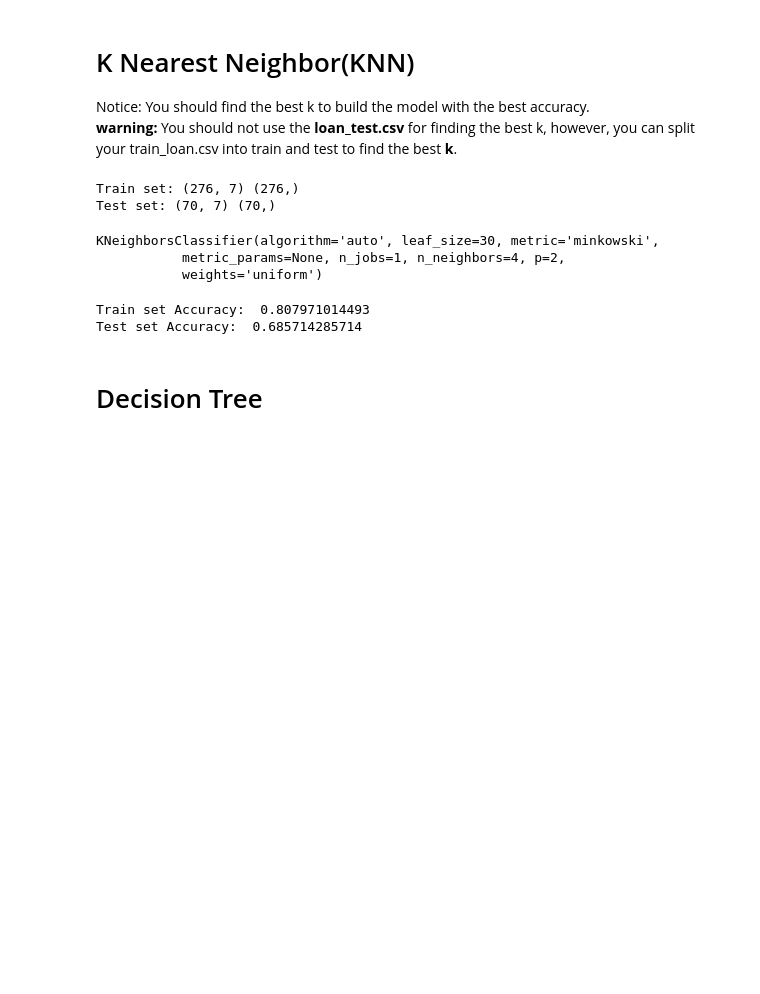
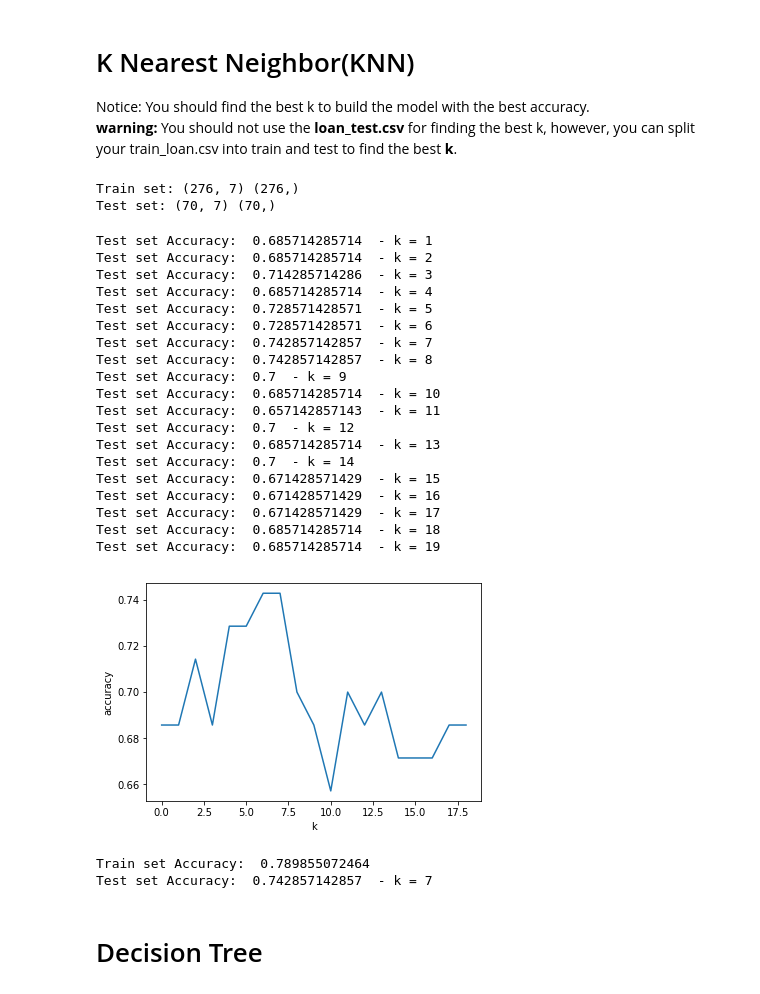
Before and after one commit to shelomi123/machine-learning-with-python-final-project, a Jupyter notebook: final project.ipynb, the cells around one changed output. Saved outputs shown, nothing was run; the diff lists cells and outputs as text; code cells hidden in the pictures; blank space fills up the shorter version.

Commit message:
select best k for knn improvement

```diff
--- a/final project.ipynb
+++ b/final project.ipynb
@@ -380,25 +380,63 @@ from sklearn.neighbors import KNeighborsClassifier
 # %% [output]
 Train set: (276, 7) (276,)
 Test set: (70, 7) (70,)
-# %%
-k = 4
-#Train Model and Predict
-neigh = KNeighborsClassifier(n_neighbors = k).fit(X_train,y_train)
-neigh
-# %% [output]
-KNeighborsClassifier(algorithm='auto', leaf_size=30, metric='minkowski',
-           metric_params=None, n_jobs=1, n_neighbors=4, p=2,
-           weights='uniform')
+# %%
+from sklearn import metrics
+
+k_acc= []
+
+k = 1
+for k in range(1, 20):
+    #Train Model and Predict
+    neigh = KNeighborsClassifier(n_neighbors = k).fit(X_train,y_train)
+    #neigh
+    yhat = neigh.predict(X_test)
+    #yhat[0:5]
+    #print("Train set Accuracy: ", metrics.accuracy_score(y_train, neigh.predict(X_train)))
+    print("Test set Accuracy: ", metrics.accuracy_score(y_test, yhat), " - k =", k)
+    k_acc.append(metrics.accuracy_score(y_test, yhat))
+
+plt.plot(k_acc)
+plt.xlabel('k')
+plt.ylabel('accuracy')
+plt.show()
+# %% [output]
+Test set Accuracy:  0.685714285714  - k = 1
+Test set Accuracy:  0.685714285714  - k = 2
+Test set Accuracy:  0.714285714286  - k = 3
+Test set Accuracy:  0.685714285714  - k = 4
+Test set Accuracy:  0.728571428571  - k = 5
+Test set Accuracy:  0.728571428571  - k = 6
+Test set Accuracy:  0.742857142857  - k = 7
+Test set Accuracy:  0.742857142857  - k = 8
+Test set Accuracy:  0.7  - k = 9
+Test set Accuracy:  0.685714285714  - k = 10
+Test set Accuracy:  0.657142857143  - k = 11
+Test set Accuracy:  0.7  - k = 12
+Test set Accuracy:  0.685714285714  - k = 13
+Test set Accuracy:  0.7  - k = 14
+Test set Accuracy:  0.671428571429  - k = 15
+Test set Accuracy:  0.671428571429  - k = 16
+Test set Accuracy:  0.671428571429  - k = 17
+Test set Accuracy:  0.685714285714  - k = 18
+Test set Accuracy:  0.685714285714  - k = 19
+[figure, added]
 # %%
+#best k is 7 or 8
+k=7
+#Train Model and Predict
+neigh = KNeighborsClassifier(n_neighbors = k).fit(X_train,y_train)
+#neigh
 yhat = neigh.predict(X_test)
-yhat[0:5]
-
-from sklearn import metrics
+#yhat[0:5]
 print("Train set Accuracy: ", metrics.accuracy_score(y_train, neigh.predict(X_train)))
-print("Test set Accuracy: ", metrics.accuracy_score(y_test, yhat))
+print("Test set Accuracy: ", metrics.accuracy_score(y_test, yhat), " - k =", k)
+k_acc.append(metrics.accuracy_score(y_test, yhat))
+yhat = neigh.predict(X_test)
+#yhat[0:5]
 # %% [output]
-Train set Accuracy:  0.807971014493
-Test set Accuracy:  0.685714285714
+Train set Accuracy:  0.789855072464
+Test set Accuracy:  0.742857142857  - k = 7
 # %% [markdown]
 # Decision Tree
 # %% [markdown]
```
